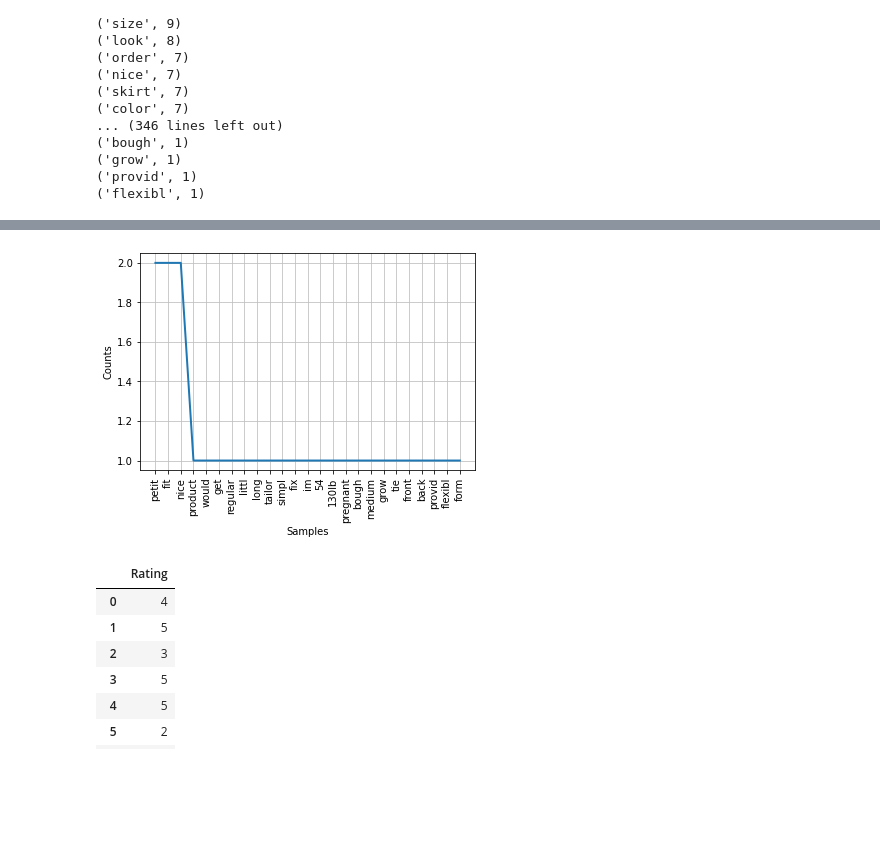
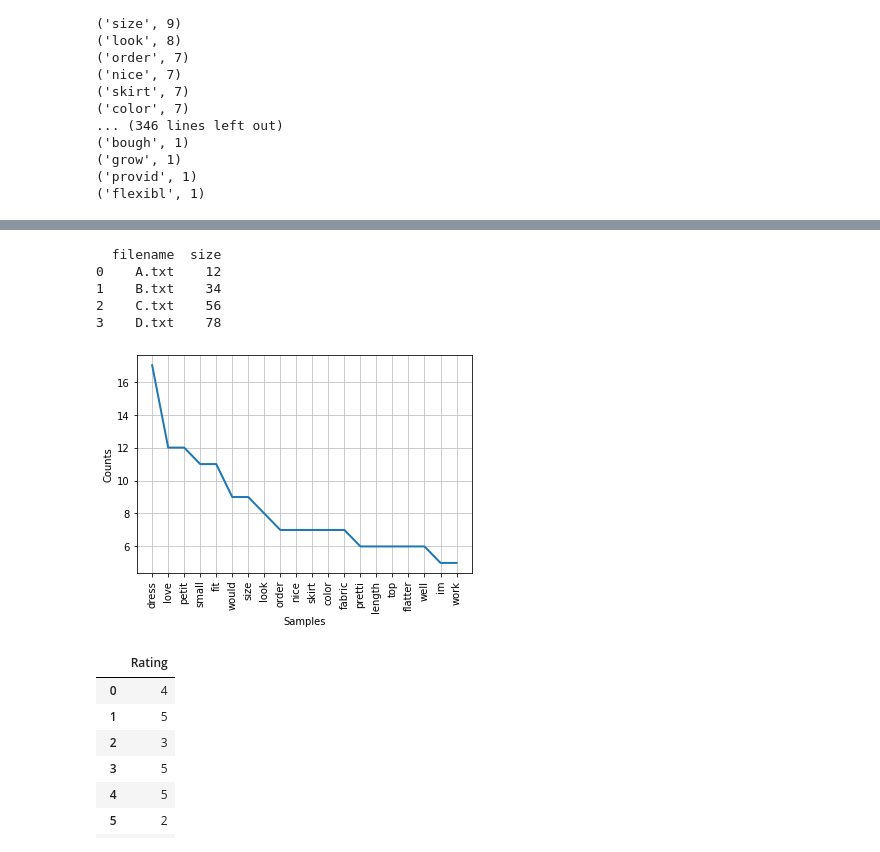
Before and after one commit to dwiwahyueffendi/Information-Retrieval, a Jupyter notebook: UTS/UTS.ipynb, the cells around one changed output, grey strips where cells are left out. Drawn from its saved outputs; the diff is of its cells as text; code cells hidden in the pictures; blank space fills up the shorter version.

```diff
--- a/UTS/UTS.ipynb
+++ b/UTS/UTS.ipynb
@@ -242,8 +291,18 @@ KeyError: "None of [Index(['stemword'], dtype='object')] are in the [columns]"
+# %%
+files = {'A.txt':12, 'B.txt':34, 'C.txt':56, 'D.txt':78}
+filesFrame = pd.DataFrame(files.items(), columns=['filename','size'])
+print(filesFrame)
+# %% [output]
+  filename  size
+0    A.txt    12
+1    B.txt    34
+2    C.txt    56
+3    D.txt    78
 # %%
-kemunculan.plot(100,cumulative=False)
+kemunculan.plot(20,cumulative=False)
 plt.show()
 # %% [output]
-[figure, old version]
+[figure, new version]
 # %%
 rating = (df[['Rating']])
 rating
```
Also changed, not shown: parts of 4 cells of this notebook.
